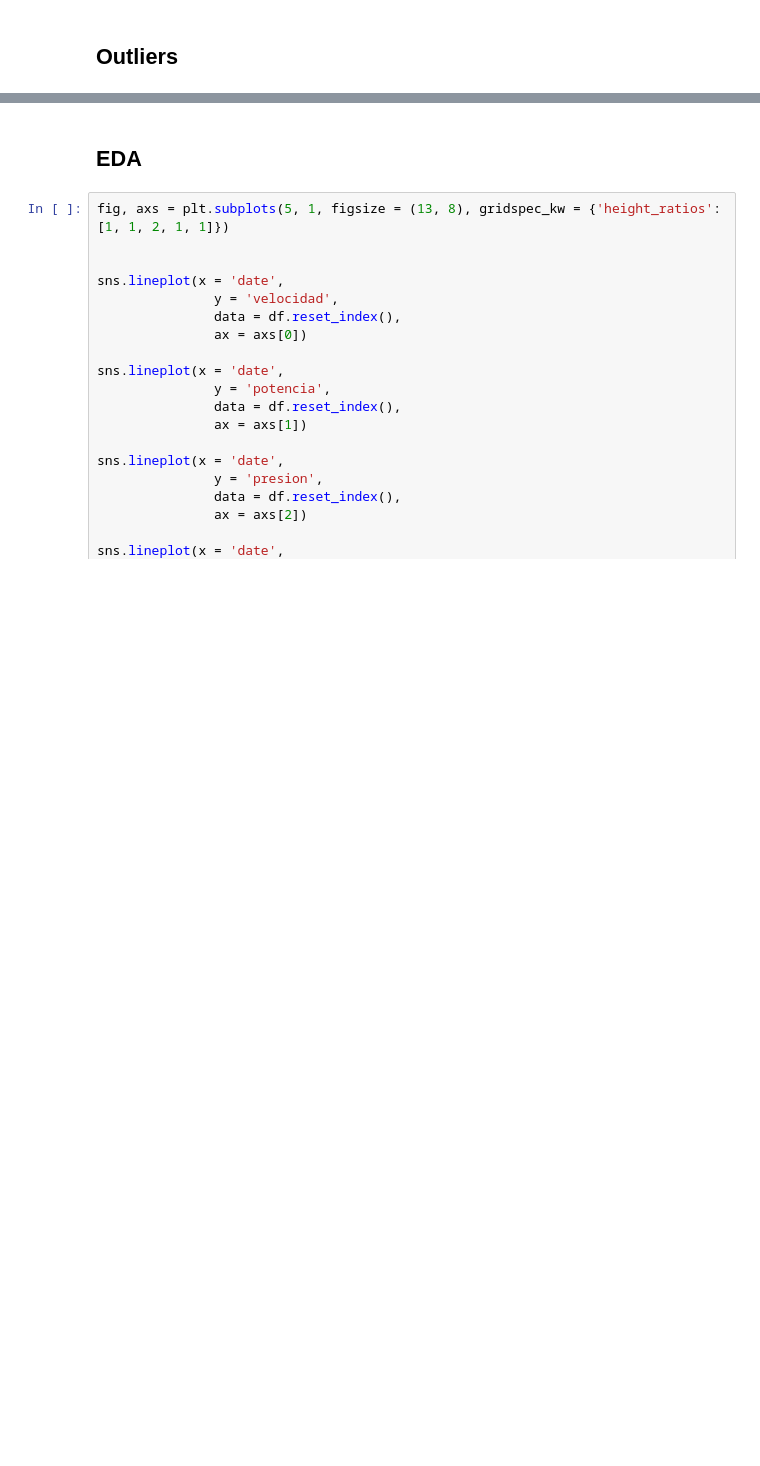
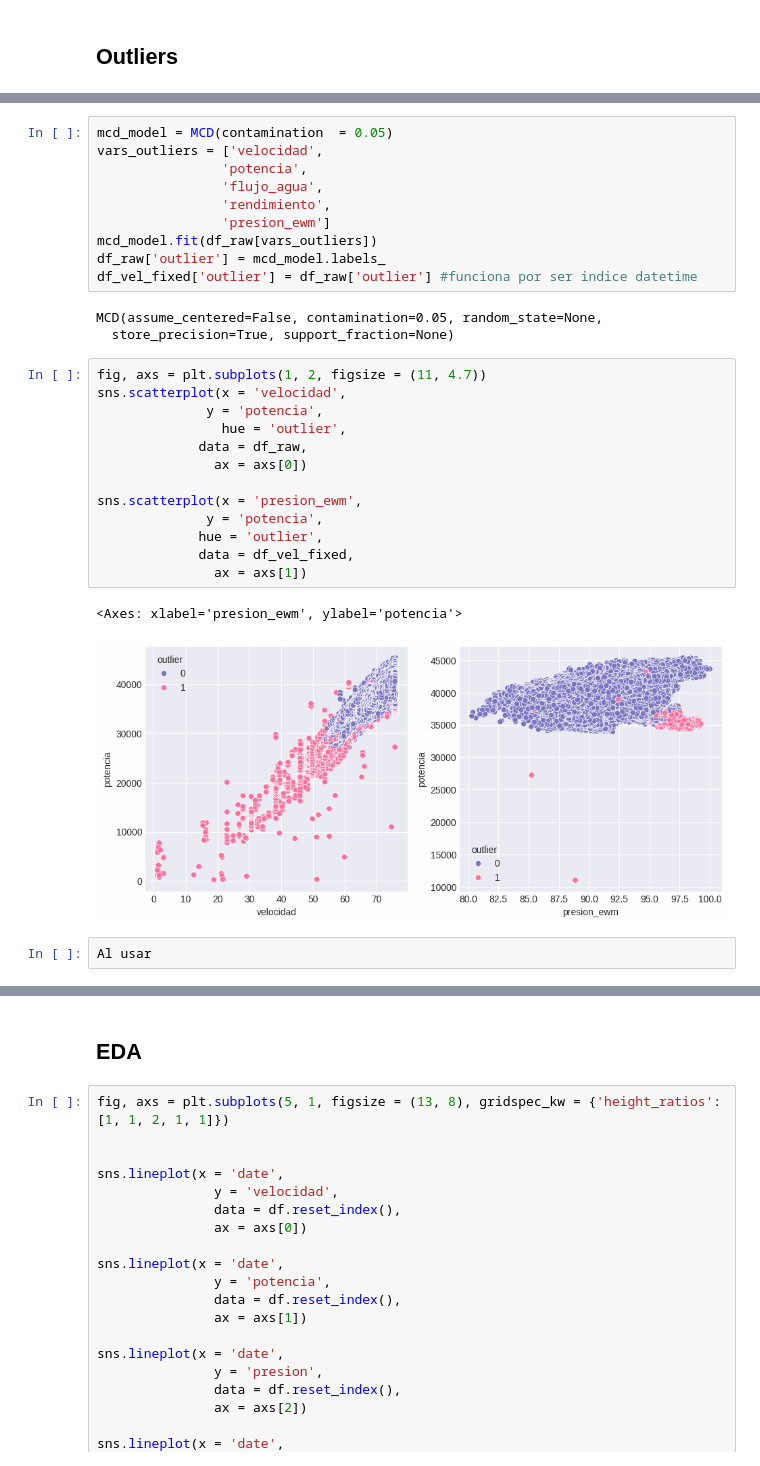
Before and after one commit to guillermovc/MLOps-grinding, a Jupyter notebook: notebooks/EDA_000_misael.ipynb, the cells around one changed output, grey strips where cells are left out. Saved outputs shown, nothing was run; the diff lists cells and outputs as text; blank space fills up the shorter version.

Commit message:
agregada libreta de outliers mcd

```diff
--- a/notebooks/EDA_000_misael.ipynb
+++ b/notebooks/EDA_000_misael.ipynb
@@ -177,0 +197,31 @@ En general las variables de interes son:
+# %%
+mcd_model = MCD(contamination  = 0.05)
+vars_outliers = ['velocidad',
+                'potencia',
+                'flujo_agua',
+                'rendimiento',
+                'presion_ewm']
+mcd_model.fit(df_raw[vars_outliers])
+df_raw['outlier'] = mcd_model.labels_
+df_vel_fixed['outlier'] = df_raw['outlier'] #funciona por ser indice datetime
+# %% [output]
+MCD(assume_centered=False, contamination=0.05, random_state=None,
+  store_precision=True, support_fraction=None)
+# %%
+fig, axs = plt.subplots(1, 2, figsize = (11, 4.7))
+sns.scatterplot(x = 'velocidad',
+              y = 'potencia',
+                hue = 'outlier',
+             data = df_raw,
+               ax = axs[0])
+
+sns.scatterplot(x = 'presion_ewm',
+              y = 'potencia',
+             hue = 'outlier',
+             data = df_vel_fixed,
+               ax = axs[1])
+# %% [output]
+<Axes: xlabel='presion_ewm', ylabel='potencia'>
+[figure, added]
+# %%
+Al usar
```
Also changed, not shown: parts of 15 cells of this notebook, 3 other files.
